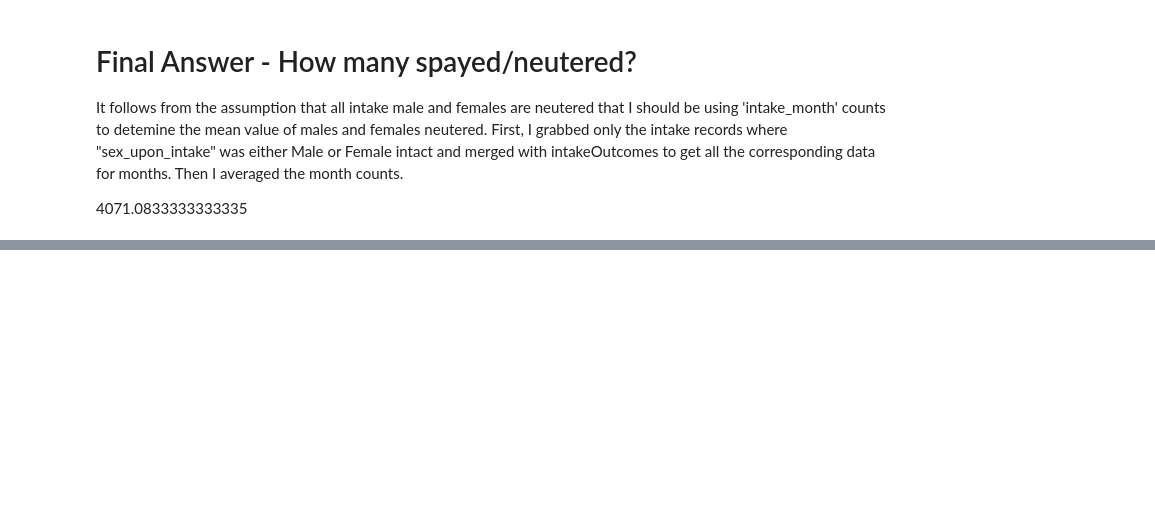
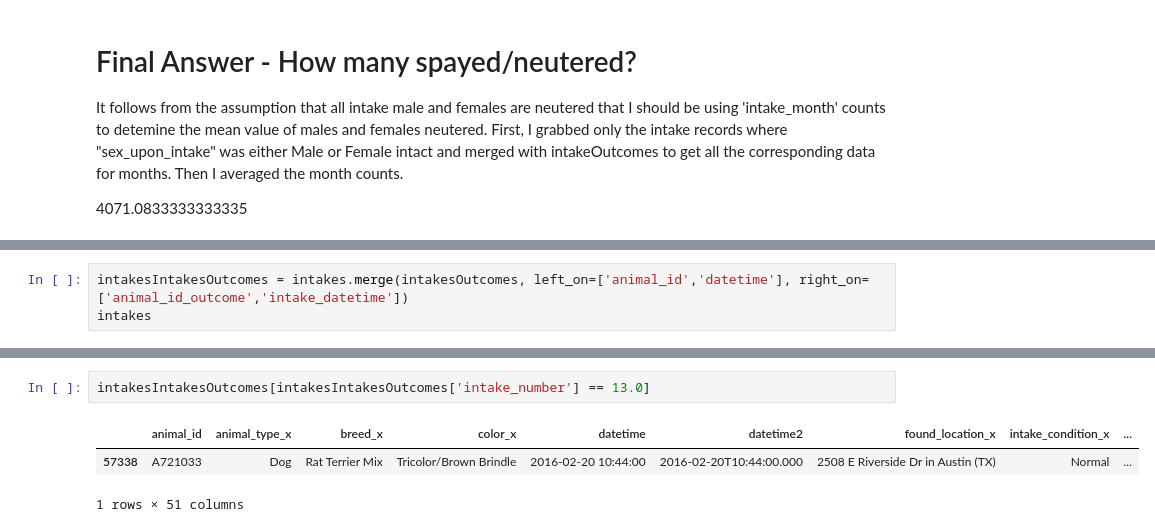
Before and after one commit to johnmunger/TechDegree-Unit5, a Jupyter notebook: AnimalShelter.ipynb, the cells around one changed output, grey strips where cells are left out. Cells and saved outputs as stored; diff of their text form; blank space fills up the shorter version.

```diff
--- a/AnimalShelter.ipynb
+++ b/AnimalShelter.ipynb
@@ -474,0 +460,3 @@ It follows from the assumption that all intake male and females are neutered tha
+# %%
+intakesIntakesOutcomes = intakes.merge(intakesOutcomes, left_on=['animal_id','datetime'], right_on=['animal_id_outcome','intake_datetime'])
+intakes
@@ -474,0 +485,6 @@ It follows from the assumption that all intake male and females are neutered tha
+# %%
+intakesIntakesOutcomes[intakesIntakesOutcomes['intake_number'] == 13.0]
+# %% [output]
+|  | animal_id | animal_type_x | breed_x | color_x | datetime | datetime2 | found_location_x | intake_condition_x | ... |
+| 57338 | A721033 | Dog | Rat Terrier Mix | Tricolor/Brown Brindle | 2016-02-20 10:44:00 | 2016-02-20T10:44:00.000 | 2508 E Riverside Dr in Austin (TX) | Normal | ... |
+1 rows × 51 columns
```
Also changed, not shown: parts of 18 cells of this notebook.
